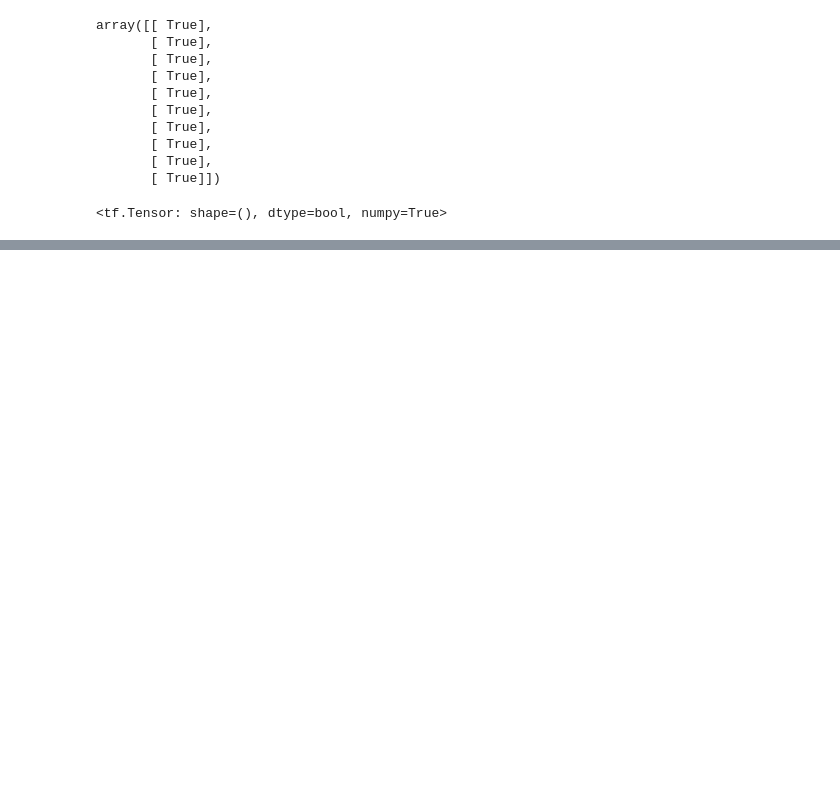
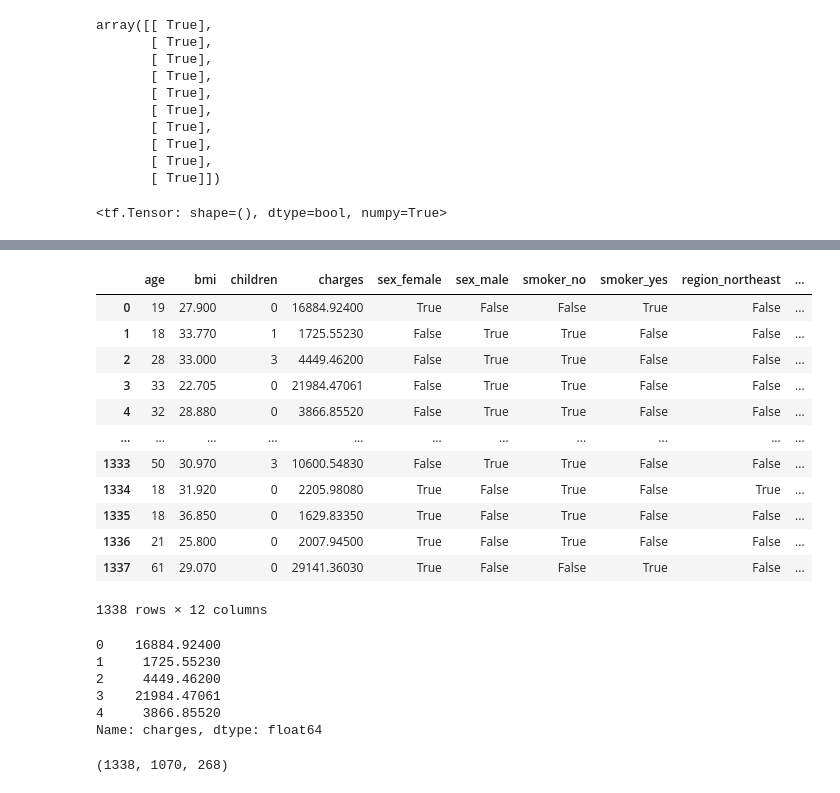
Before and after one commit to Alpha-github/tensorflow_ZTM, a Jupyter notebook: regression.ipynb, the cells around one changed output, grey strips where cells are left out. Drawn from its saved outputs; the diff is of its cells as text; code cells hidden in the pictures; blank space fills up the shorter version.

```diff
--- a/regression.ipynb
+++ b/regression.ipynb
@@ -848,0 +859,3 @@ array([[ True],
+# %%
+insurance = pd.read_csv("Datasets\insurance.csv")
+insurance
@@ -848,0 +876,38 @@ array([[ True],
+# %%
+# Numerical Encoding (To convert all values to numerical values)
+#   -> One Hot Encoding
+insurance_onehot = pd.get_dummies(insurance,)
+insurance_onehot
+# %% [output]
+|  | age | bmi | children | charges | sex_female | sex_male | smoker_no | smoker_yes | region_northeast | ... |
+| 0 | 19 | 27.900 | 0 | 16884.92400 | True | False | False | True | False | ... |
+| 1 | 18 | 33.770 | 1 | 1725.55230 | False | True | True | False | False | ... |
+| 2 | 28 | 33.000 | 3 | 4449.46200 | False | True | True | False | False | ... |
+| 3 | 33 | 22.705 | 0 | 21984.47061 | False | True | True | False | False | ... |
+| 4 | 32 | 28.880 | 0 | 3866.85520 | False | True | True | False | False | ... |
+| ... | ... | ... | ... | ... | ... | ... | ... | ... | ... | ... |
+| 1333 | 50 | 30.970 | 3 | 10600.54830 | False | True | True | False | False | ... |
+| 1334 | 18 | 31.920 | 0 | 2205.98080 | True | False | True | False | True | ... |
+| 1335 | 18 | 36.850 | 0 | 1629.83350 | True | False | True | False | False | ... |
+| 1336 | 21 | 25.800 | 0 | 2007.94500 | True | False | True | False | False | ... |
+| 1337 | 61 | 29.070 | 0 | 29141.36030 | True | False | False | True | False | ... |
+1338 rows × 12 columns
+# %%
+# Create X & y (Features and Labels)
+X = insurance_onehot.drop("charges",axis=1)
+y = insurance_onehot["charges"]
+y.head()
+# %% [output]
+0    16884.92400
+1     1725.55230
+2     4449.46200
+3    21984.47061
+4     3866.85520
+Name: charges, dtype: float64
+# %%
+# Splitting Train and Test
+from sklearn.model_selection import train_test_split
+X_train,X_test,y_train,y_test = train_test_split(X,y,test_size=0.2, random_state=42)
+len(X),len(X_train),len(X_test)
+# %% [output]
+(1338, 1070, 268)
```
Also changed, not shown: parts of 35 cells of this notebook, 6 other files.
